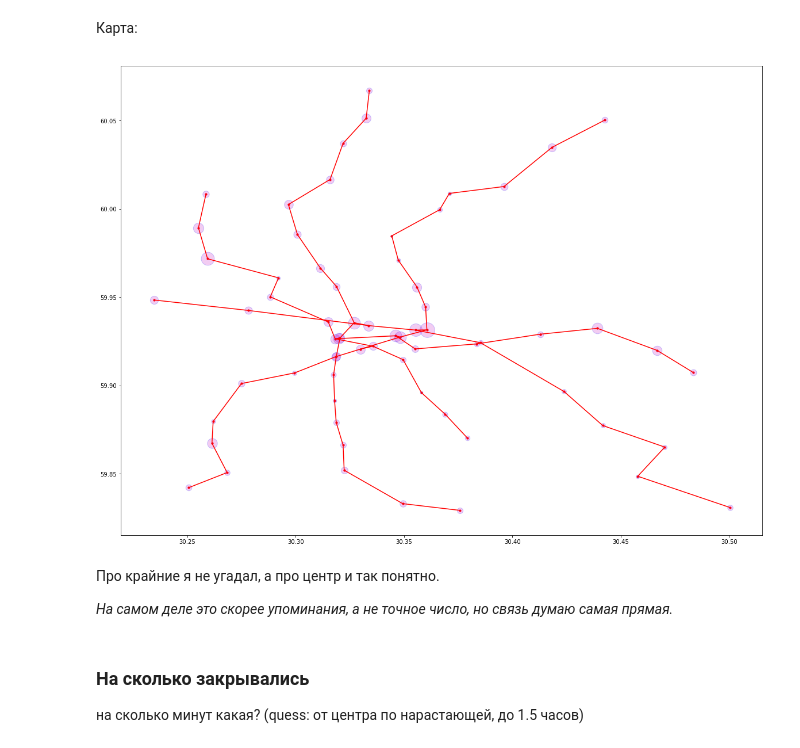
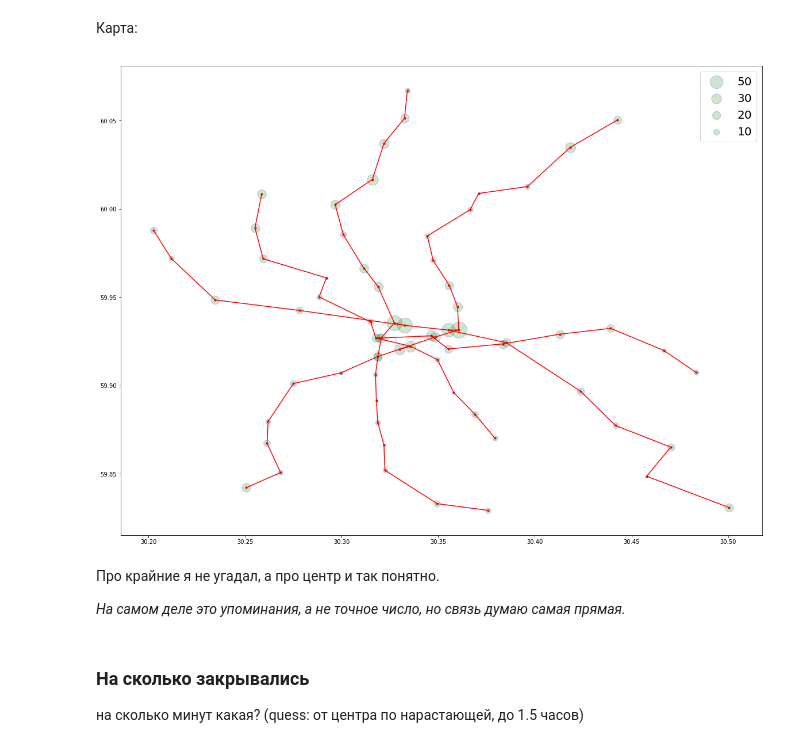
Before and after one commit to Amarchuk/closed-spb-metro, a Jupyter notebook: closed_spb_metro2018.ipynb, the cells around one changed output. Drawn from its saved outputs; the diff is of its cells as text; code cells hidden in the pictures.

```diff
--- a/closed_spb_metro2018.ipynb
+++ b/closed_spb_metro2018.ipynb
@@ -47,7 +48,7 @@ from telethon import TelegramClient
 # These example values won't work. You must get your own api_id and
 # api_hash from https://my.telegram.org, under API Development.
 api_id = 107415
-api_hash = '30f9d912ccda513f82700fd84413e5'
+api_hash = '30f9d912c13f82700fd844'
 phone = '+79215228367'
 # %% [markdown]
 Теперь приходится использовать SOCKS прокси и старую версию клиента, чтобы подключиться:
@@ -436,6 +453,9 @@ for station in stations:
         if station in sts and stat is not 'UNKNOWN' and i not in station_ids:
             station_messages.append([tts, stat, actt, text, i])
             station_ids.append(i)
+
+    if station_messages == []:
+        continue
 
     status_sum = ''
     actual_date = datetime.datetime.strptime(station_messages[-1][2], "%Y-%m-%d %H:%M:%S")
@@ -462,5 +482,5 @@ for station in stations:
                 status = status + '|' + status_sum
             status_sum = 'C' if station_messages[i][1] == 'CLOSE' else 'O'
 
-    print('{:40} sum={:40} len={:2}'.format(station, status, len(station_messages)))
+    print('{:40} sum={:90} len={:2}'.format(station, status, len(station_messages)))
 # %% [output]
@@ -503,7 +523,7 @@ for ind, entity in enumerate(extracted_data):
 # %% [markdown]
 Работа с картой. Metro connections можно найти например тут: https://github.com/nextgis/metro4all/blob/master/data/spb/graph.csv
 # %%
-mdata = pd.read_csv('graph.csv', delimiter=';', encoding = "cp1251")
+mdata = pd.read_csv('graph.csv', delimiter=';')
 mdata.head()
 # %% [output]
 |  | id_from | id_to | name_from | name_to | cost |
@@ -787,19 +810,35 @@ for k, v in sorted(station_mentions.items(), key=lambda l: (l[1],l[0]), reverse=
 # %%
 plt.figure(figsize=[20,15])
 plt.scatter(lons, lats, 10, 'r')
 for connection in connections_ind:
     st1, st2 = connection
     plt.plot([lons[st1], lons[st2]], [lats[st1], lats[st2]], '-', color='r')
 
 for ind,station in enumerate(stations):
     if station in station_mentions.keys():
-        plt.scatter(lons[ind], lats[ind], 10*station_mentions[station], 'm', edgecolor='b', alpha=0.2)
+        plt.scatter(lons[ind], lats[ind], 10*station_mentions[station], 'g', edgecolor='b', alpha=0.2)
+
+ax = plt.gca()
+ymin, ymax = ax.get_ylim()
+xmin, xmax = ax.get_xlim()
+
+plt.scatter([30.],[58.],[50*10], 'g', edgecolor='b', alpha=0.2, label='50')
+plt.scatter([30.],[58.],[30*10], 'g', edgecolor='b', alpha=0.2, label='30')
+plt.scatter([30.],[58.],[20*10], 'g', edgecolor='b', alpha=0.2, label='20')
+plt.scatter([30.],[58.],[10*10], 'g', edgecolor='b', alpha=0.2, label='10')
+plt.legend(fontsize=20)
+
+plt.xlim(xmin,xmax)
+plt.ylim(ymin,ymax)
+
+plt.savefig('./imgs/mentions2018.png', bbox_inches = 'tight', pad_inches = 0, dpi=200)
+plt.show()
 # %% [output]
-[figure, old version]
+[figure, new version]
 # %% [markdown]
 Про крайние я не угадал, а про центр и так понятно.
 
-*На самом деле это скорее упоминания, а не точное число, но связь думаю самая прямая.*
+*На самом деле это упоминания, а не точное число, но связь думаю самая прямая.*
 # %% [markdown]
 ### На сколько закрывались
 
```
Also changed, not shown: parts of 71 cells of this notebook, 9 other files.
